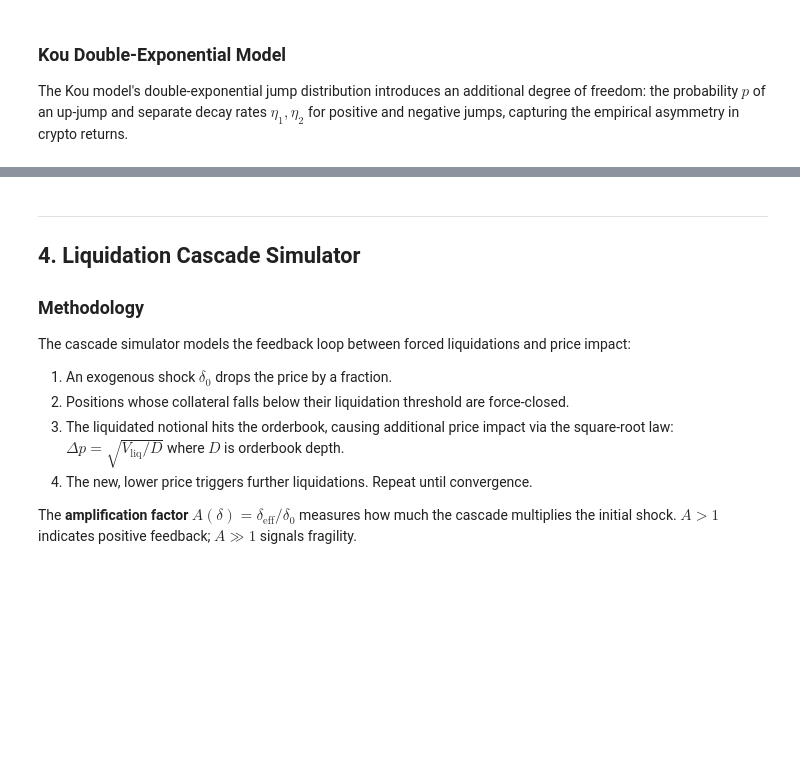
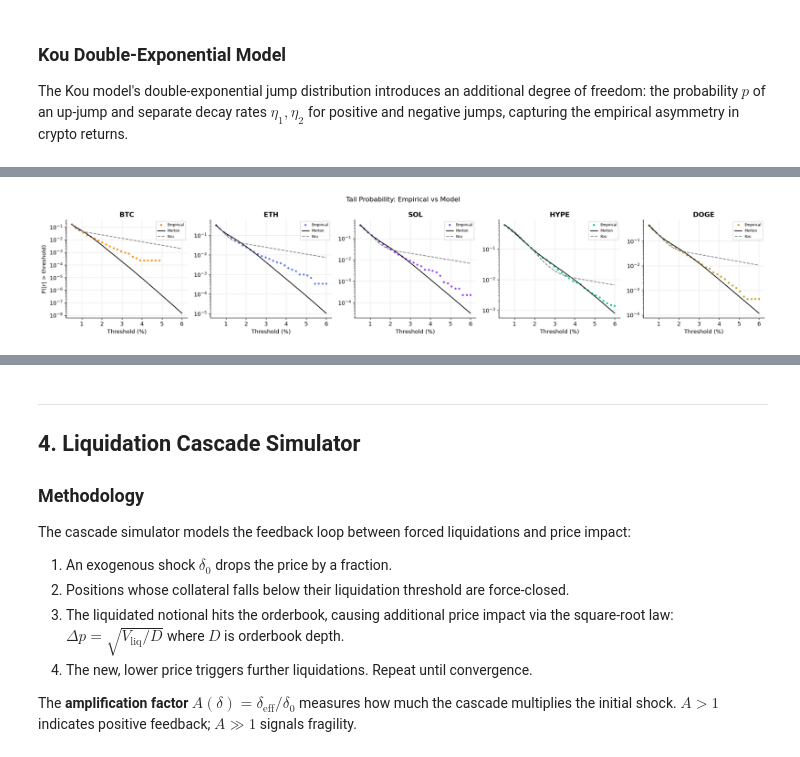
Before and after one commit to 0xknxwledge/group-m-finm33150-final, a Jupyter notebook: notebooks/final.ipynb, the cells around one changed output, grey strips where cells are left out. Cells and saved outputs as stored; diff of their text form; code cells hidden in the pictures; blank space fills up the shorter version.

```diff
--- a/notebooks/final.ipynb
+++ b/notebooks/final.ipynb
@@ -418,0 +600,42 @@ except NotImplementedError:
+# %%
+# Tail probability comparison: P(|r| > threshold) empirical vs Merton vs Kou
+thresholds = np.linspace(0.005, 0.06, 30)
+
+fig, axes = plt.subplots(1, len(COINS), figsize=(4 * len(COINS), 4))
+for ax, coin in zip(axes, COINS):
+    lr = returns_dict[coin]
+    n = len(lr)
+
+    # Empirical tail probabilities
+    emp_tail = [np.mean(np.abs(lr) > t) for t in thresholds]
+
+    # Model tail probabilities via numerical CDF
+    x_fine = np.linspace(-0.15, 0.15, 8000)
+    dx = x_fine[1] - x_fine[0]
+
+    m_pdf = np.exp(merton_log_density(x_fine, merton_results[coin], dt=1.0))
+    m_cdf_vals = np.cumsum(m_pdf) * dx
+    m_cdf_vals = m_cdf_vals / m_cdf_vals[-1]
+    m_tail = [float(np.interp(-t, x_fine, m_cdf_vals) + 1 - np.interp(t, x_fine, m_cdf_vals))
+              for t in thresholds]
+
+    k_pdf = np.exp(kou_log_density(x_fine, kou_results[coin], dt=1.0))
+    k_cdf_vals = np.cumsum(k_pdf) * dx
+    k_cdf_vals = k_cdf_vals / k_cdf_vals[-1]
+    k_tail = [float(np.interp(-t, x_fine, k_cdf_vals) + 1 - np.interp(t, x_fine, k_cdf_vals))
+              for t in thresholds]
+
+    ax.semilogy(thresholds * 100, emp_tail, "o", ms=3, color=COIN_COLORS[coin], label="Empirical")
+    ax.semilogy(thresholds * 100, m_tail, "-", lw=1.5, color="black", label="Merton")
+    ax.semilogy(thresholds * 100, k_tail, "--", lw=1.5, color="gray", label="Kou")
+    ax.set_title(coin, fontweight="bold")
+    ax.set_xlabel("Threshold (%)")
+    if coin == COINS[0]:
+        ax.set_ylabel("P(|r| > threshold)")
+    ax.legend(fontsize=7)
+
+fig.suptitle("Tail Probability: Empirical vs Model", fontsize=13)
+fig.tight_layout()
+plt.show()
+# %% [output]
+[figure, added]
```
Also changed, not shown: parts of 38 cells of this notebook, 10 other files.
